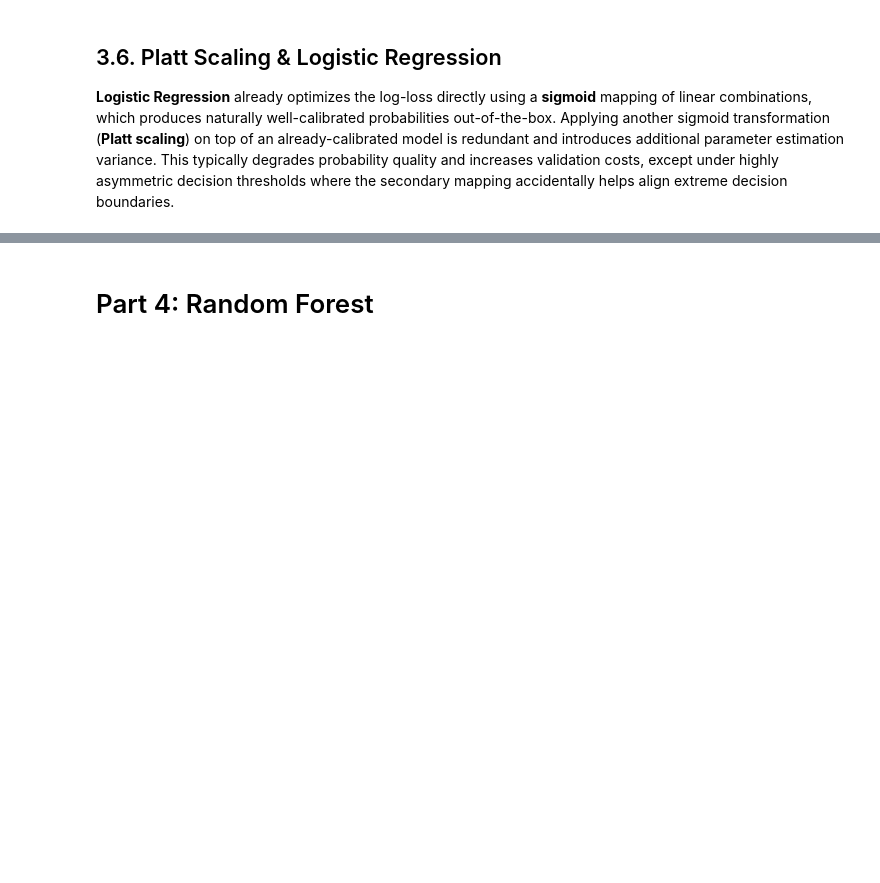
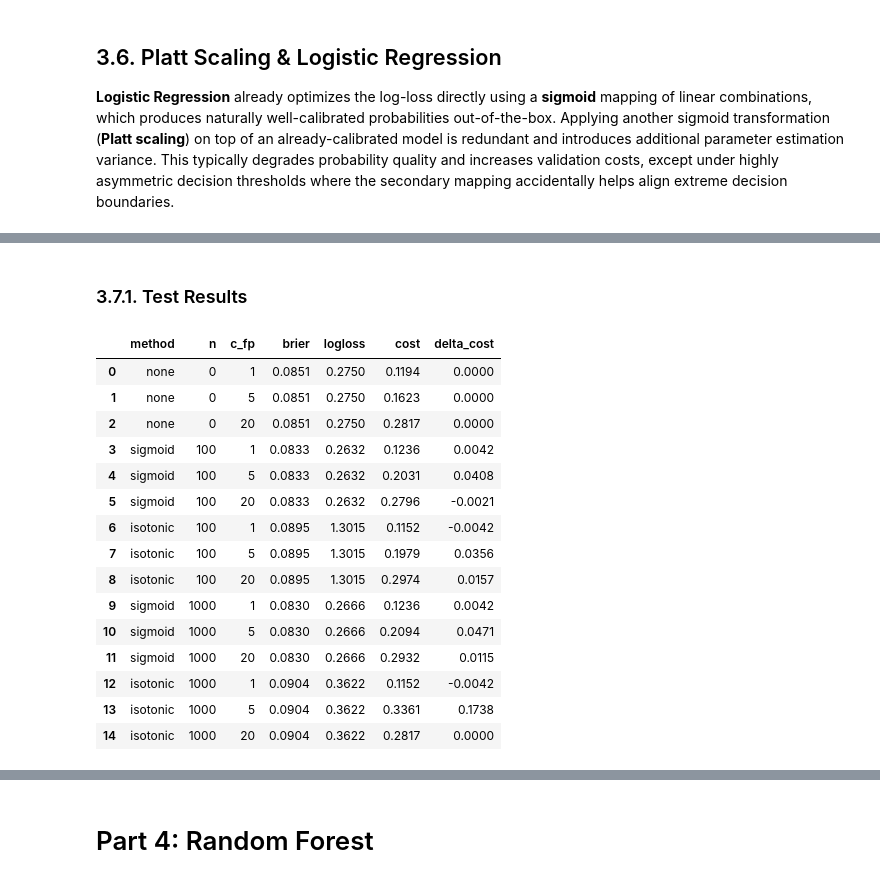
Before and after one commit to SKJ39/Probability-Recalibration, a Jupyter notebook: proj_5420.ipynb, the cells around one changed output, grey strips where cells are left out. Saved outputs shown, nothing was run; the diff lists cells and outputs as text; code cells hidden in the pictures; blank space fills up the shorter version.

```diff
--- a/proj_5420.ipynb
+++ b/proj_5420.ipynb
@@ -645,0 +715,23 @@ By aligning the 95% group-paired bootstrap confidence intervals for the cost dif
+# %% [markdown]
+### 3.7.1. Test Results
+# %%
+# Evaluate final Logistic Regression configurations on the test set
+df_lr_test = evaluate_test_set(spam_lr, X_spam_cal, y_spam_cal, X_spam_test, y_spam_test)
+display(df_lr_test.round(4))
+# %% [output]
+|  | method | n | c_fp | brier | logloss | cost | delta_cost |
+| 0 | none | 0 | 1 | 0.0851 | 0.2750 | 0.1194 | 0.0000 |
+| 1 | none | 0 | 5 | 0.0851 | 0.2750 | 0.1623 | 0.0000 |
+| 2 | none | 0 | 20 | 0.0851 | 0.2750 | 0.2817 | 0.0000 |
+| 3 | sigmoid | 100 | 1 | 0.0833 | 0.2632 | 0.1236 | 0.0042 |
+| 4 | sigmoid | 100 | 5 | 0.0833 | 0.2632 | 0.2031 | 0.0408 |
+| 5 | sigmoid | 100 | 20 | 0.0833 | 0.2632 | 0.2796 | -0.0021 |
+| 6 | isotonic | 100 | 1 | 0.0895 | 1.3015 | 0.1152 | -0.0042 |
+| 7 | isotonic | 100 | 5 | 0.0895 | 1.3015 | 0.1979 | 0.0356 |
+| 8 | isotonic | 100 | 20 | 0.0895 | 1.3015 | 0.2974 | 0.0157 |
+| 9 | sigmoid | 1000 | 1 | 0.0830 | 0.2666 | 0.1236 | 0.0042 |
+| 10 | sigmoid | 1000 | 5 | 0.0830 | 0.2666 | 0.2094 | 0.0471 |
+| 11 | sigmoid | 1000 | 20 | 0.0830 | 0.2666 | 0.2932 | 0.0115 |
+| 12 | isotonic | 1000 | 1 | 0.0904 | 0.3622 | 0.1152 | -0.0042 |
+| 13 | isotonic | 1000 | 5 | 0.0904 | 0.3622 | 0.3361 | 0.1738 |
+| 14 | isotonic | 1000 | 20 | 0.0904 | 0.3622 | 0.2817 | 0.0000 |
```
Also changed, not shown: parts of 14 cells of this notebook.
